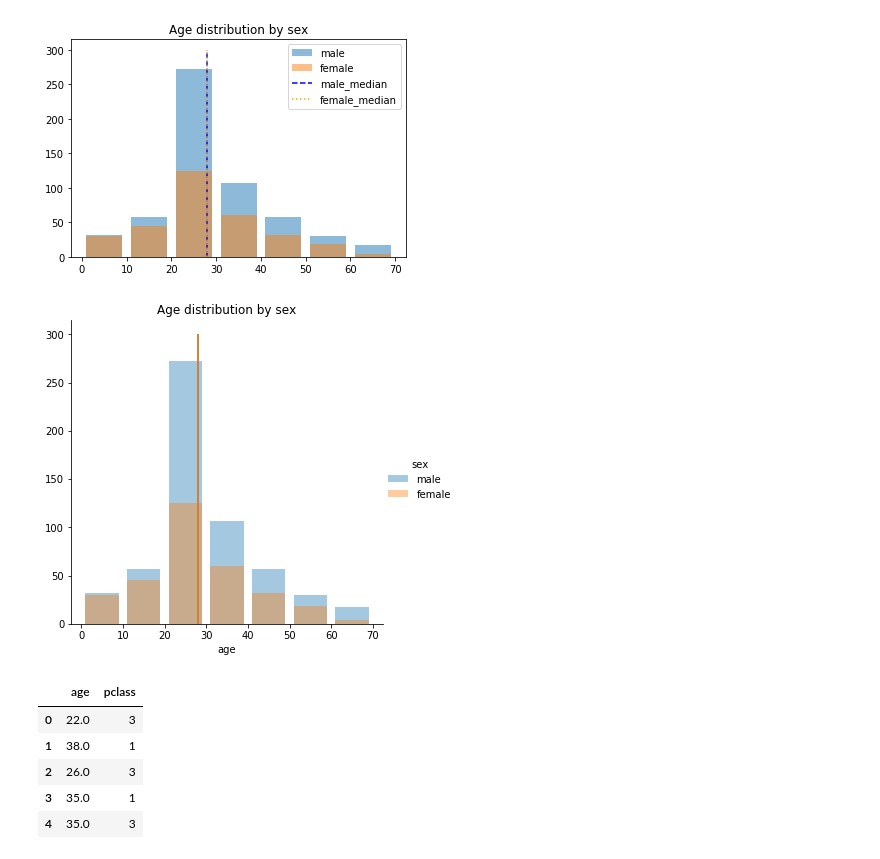
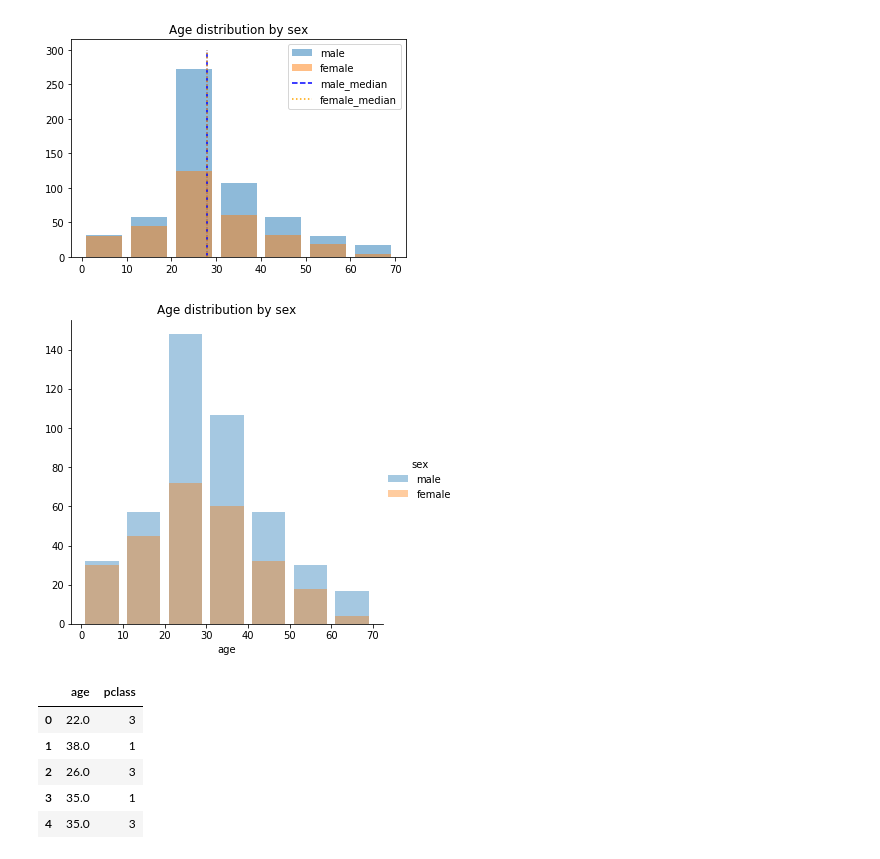
Before and after one commit to profinit/MFF-BDT, a Jupyter notebook: cviceni/02_PYTHON_EDA/eda_tutorial.ipynb, the cells around one changed output. Saved outputs shown, nothing was run; the diff lists cells and outputs as text; code cells hidden in the pictures.

```diff
--- a/cviceni/02_PYTHON_EDA/eda_tutorial.ipynb
+++ b/cviceni/02_PYTHON_EDA/eda_tutorial.ipynb
@@ -403,3 +414,8 @@ with plt.style.context(('seaborn-pastel')):
     plt.yscale('log')
 # %% [output]
 [figure]
+# %%
+df['log_fare'] = np.log(df['fare'] + 1)
+# use temporal style
+with plt.style.context(('seaborn-pastel')):
+    sns.boxplot(data=df, x='pclass', y='log_fare');
@@ -441,15 +459,11 @@ plt.legend();
 # %%
 fce = sns.FacetGrid(data=df, hue='sex', height=5)
 
-def plot_hline(data, color, label):
-    plt.vlines(data.median(), 0, 300, label='{}_median'.format(label), colors=color)
-
-fce.map(plot_hline, 'age')
 fce.map(sns.distplot, 'age', kde=False, bins=range(0, 80, 10), hist_kws={'rwidth':0.8}).add_legend();
 
 plt.title('Age distribution by sex');
 # %% [output]
-[figure, old version]
+[figure, new version]
 # %%
 df[['age', 'pclass']].head()
 # %% [output]
```
Also changed, not shown: parts of 22 cells of this notebook.
